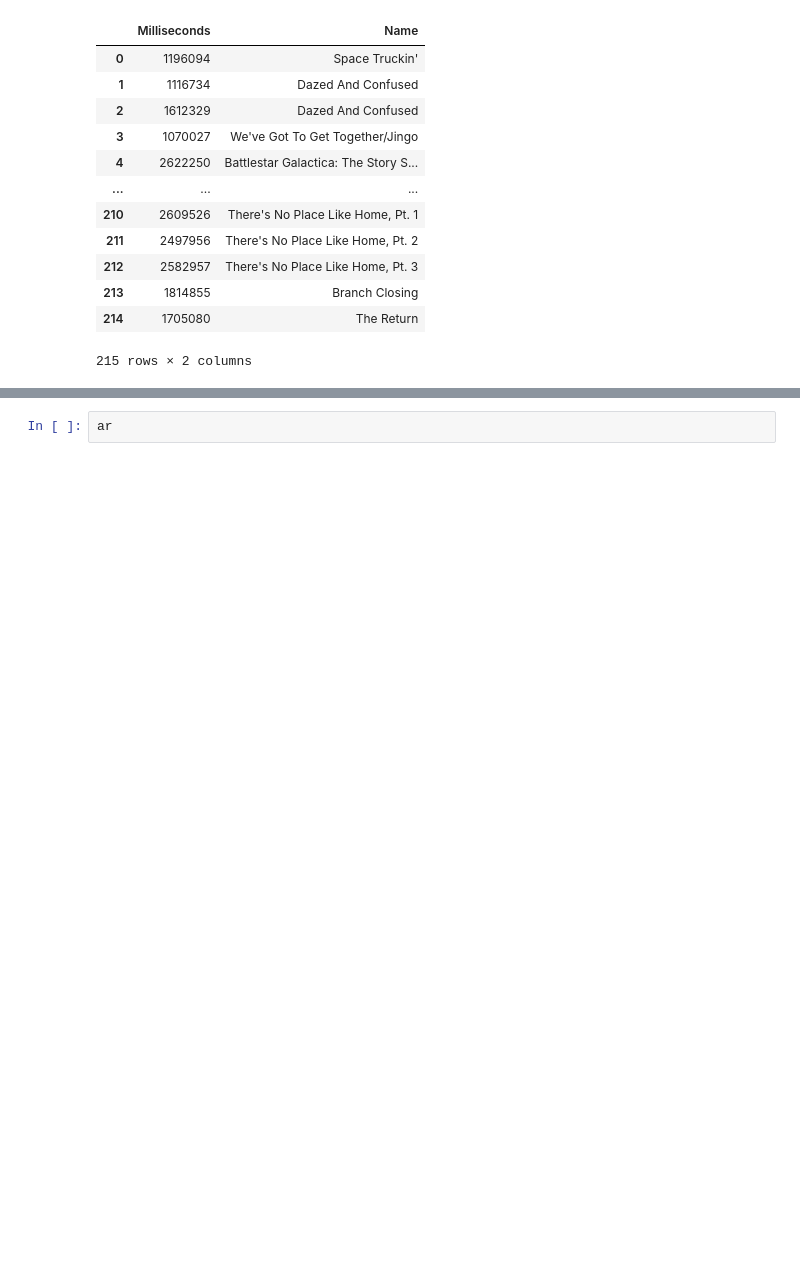
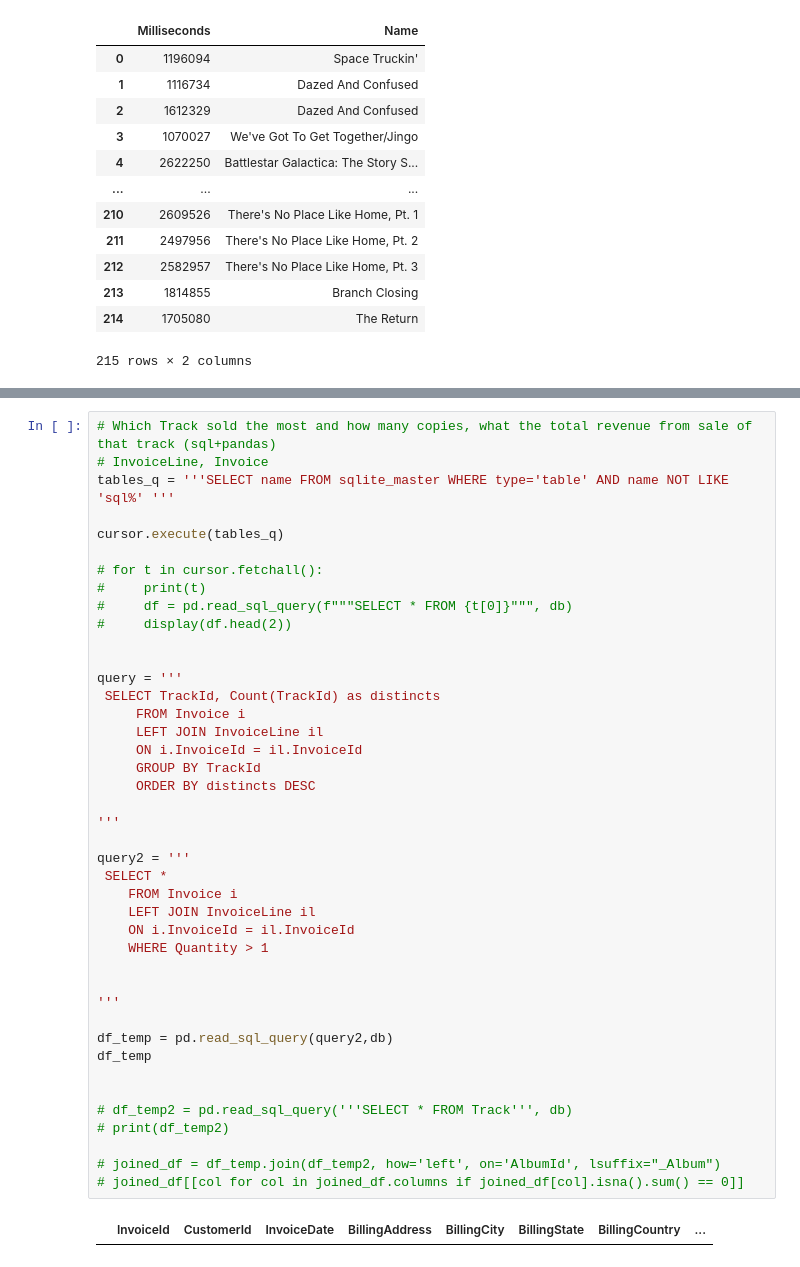
Before and after one commit to nottherealsanta/bootcamp_macaw_04_26, a Jupyter notebook: learning_sql.ipynb, the cells around one changed output, grey strips where cells are left out. Drawn from its saved outputs; the diff is of its cells as text; blank space fills up the shorter version.

```diff
--- a/learning_sql.ipynb
+++ b/learning_sql.ipynb
@@ -358,2 +358,44 @@ cursor.fetchall()
 # %%
-ar
+# Which Track sold the most and how many copies, what the total revenue from sale of that track (sql+pandas)
+# InvoiceLine, Invoice
+tables_q = '''SELECT name FROM sqlite_master WHERE type='table' AND name NOT LIKE 'sql%' '''
+
+cursor.execute(tables_q)
+
+# for t in cursor.fetchall():
+#     print(t)
+#     df = pd.read_sql_query(f"""SELECT * FROM {t[0]}""", db)
+#     display(df.head(2))
+
+
+query = '''
+ SELECT TrackId, Count(TrackId) as distincts
+     FROM Invoice i
+     LEFT JOIN InvoiceLine il
+     ON i.InvoiceId = il.InvoiceId
+     GROUP BY TrackId
+     ORDER BY distincts DESC
+
+'''
+
+query2 = '''
+ SELECT *
+    FROM Invoice i
+    LEFT JOIN InvoiceLine il
+    ON i.InvoiceId = il.InvoiceId
+    WHERE Quantity > 1
+
+
+'''
+
+df_temp = pd.read_sql_query(query2,db)
+df_temp
+
+
+# df_temp2 = pd.read_sql_query('''SELECT * FROM Track''', db)
+# print(df_temp2)
+
+# joined_df = df_temp.join(df_temp2, how='left', on='AlbumId', lsuffix="_Album")
+# joined_df[[col for col in joined_df.columns if joined_df[col].isna().sum() == 0]]
+# %% [output]
+|  | InvoiceId | CustomerId | InvoiceDate | BillingAddress | BillingCity | BillingState | BillingCountry | ... |
```
Also changed, not shown: parts of 9 cells of this notebook, 4 other files.
